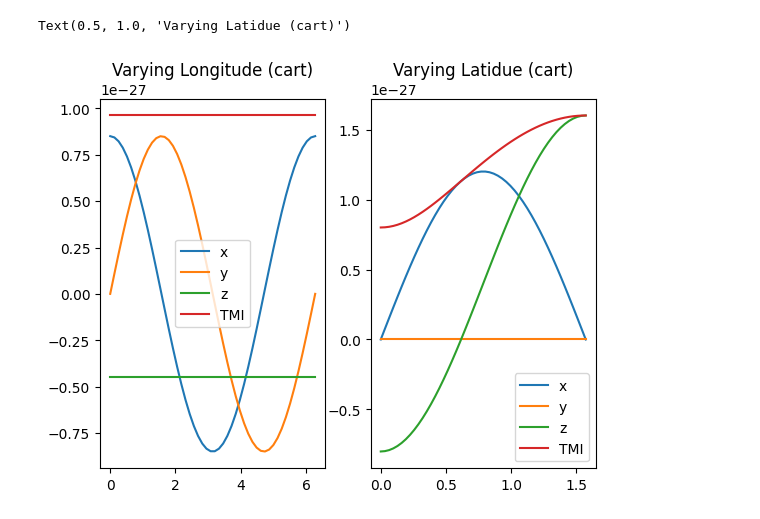
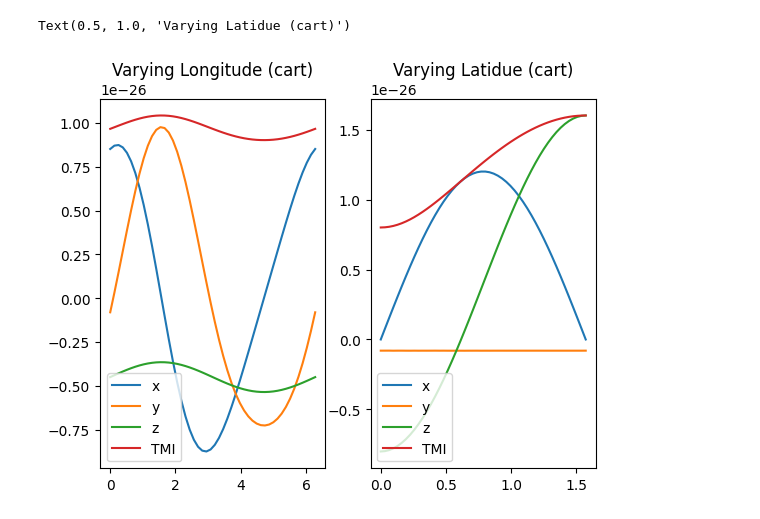
Before and after one commit to Richter-Paul/magnetic_modelling, a Jupyter notebook: magtesting.ipynb, the cells around one changed output. Cells and saved outputs as stored; diff of their text form; code cells hidden in the pictures.

```diff
--- a/magtesting.ipynb
+++ b/magtesting.ipynb
@@ -3,8 +3,8 @@ import numpy as np
 import matplotlib.pyplot as plt
 import magnets as m
 
-northpos = np.array([0, 0, 1])
-southpos = np.array([0, 0, -1])
+northpos = np.array([0, 1, 10])
+southpos = np.array([0, -1, -10])
 
 plotlimlat = np.pi/2
 plotlimlong = 2*np.pi
@@ -19,33 +19,33 @@ fix, (ax1, ax2) = plt.subplots(1, 2)
 # Plotting against Longitudes
 for i in range(len(lats)):
     point = np.array([m.EARTH_RAD, np.pi/8, longs[i]])
     cart[i] = m.magnetic_field_cart(northpos, southpos, point)
     sph[i] = m.magnetic_field_sph(northpos, southpos, point)
     TMI[i] = m.TMI(cart[i])
 
 
 ax1.plot(longs, cart[:, 0], label="x")
 ax1.plot(longs, cart[:, 1], label="y")
 ax1.plot(longs, cart[:, 2], label="z")
 ax1.plot(longs, TMI, label="TMI")
-ax1.legend()
+ax1.legend(loc="lower left")
 ax1.set_title("Varying Longitude (cart)")
 
 
 # Plotting against Latitudes
 for i in range(len(lats)):
     point = np.array([m.EARTH_RAD, lats[i], 0])
     cart[i] = m.magnetic_field_cart(northpos, southpos, point)
     sph[i] = m.magnetic_field_sph(northpos, southpos, point)
     TMI[i] = m.TMI(sph[i])
 
 
 ax2.plot(lats, cart[:, 0], label="x")
 ax2.plot(lats, cart[:, 1], label="y")
 ax2.plot(lats, cart[:, 2], label="z")
 ax2.plot(lats, TMI, label="TMI")
-ax2.legend()
+ax2.legend(loc="lower left")
 ax2.set_title("Varying Latidue (cart)")
 # %% [output]
 Text(0.5, 1.0, 'Varying Latidue (cart)')
-[figure, old version]
+[figure, new version]
```
Also changed, not shown: parts of 2 cells of this notebook, 2 other files.
